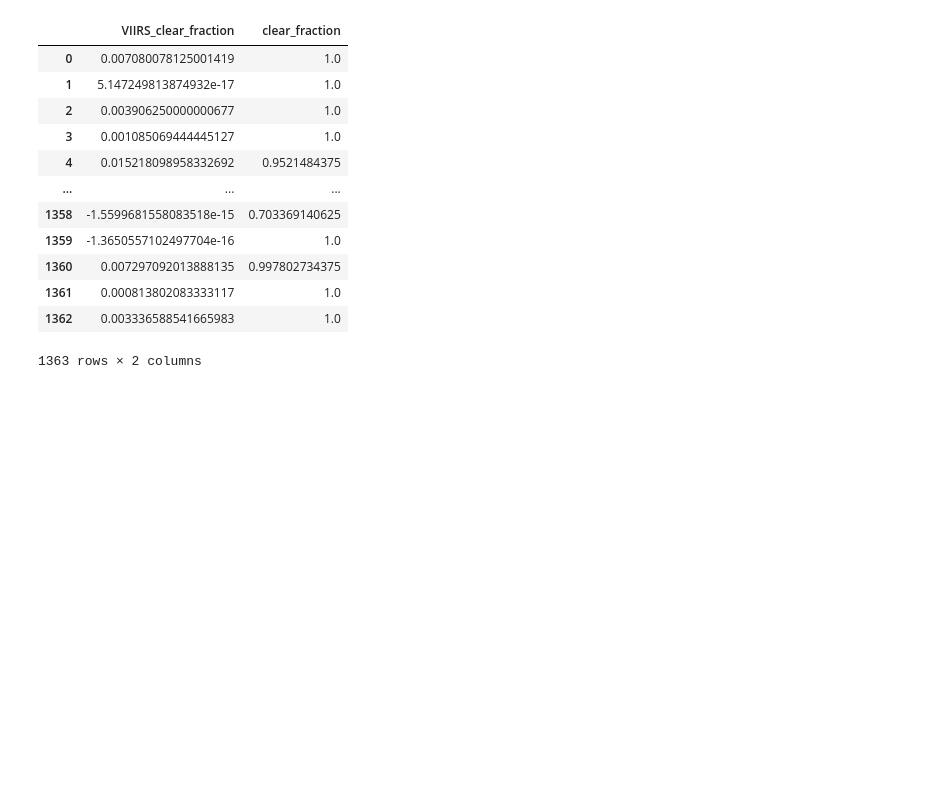
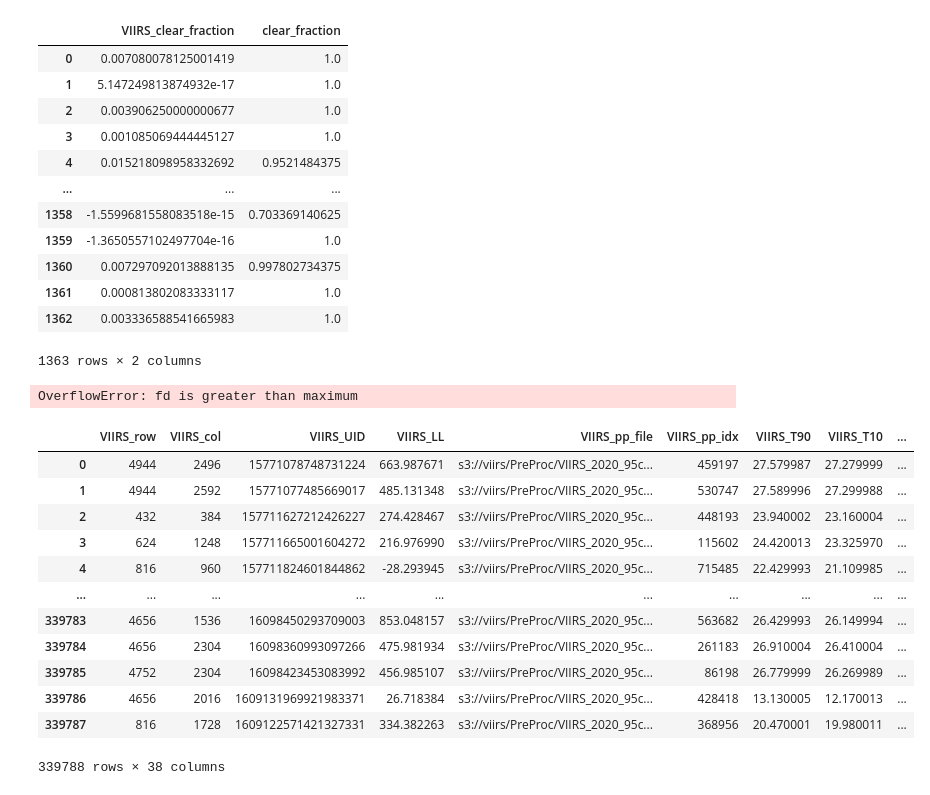
Before and after one commit to AI-for-Ocean-Science/ulmo, a Jupyter notebook: ulmo/sst_l3s/examining_extraction_tbls.ipynb, the cells around one changed output. Cells and saved outputs as stored; diff of their text form; code cells hidden in the pictures; blank space fills up the shorter version.

```diff
--- a/ulmo/sst_l3s/examining_extraction_tbls.ipynb
+++ b/ulmo/sst_l3s/examining_extraction_tbls.ipynb
@@ -574,3 +574,51 @@ df[['VIIRS_clear_fraction', 'clear_fraction']]
 | 1361 | 0.000813802083333117 | 1.0 |
 | 1362 | 0.003336588541665983 | 1.0 |
 1363 rows × 2 columns
+# %%
+# 2019
+import ulmo
+from ulmo.analysis import evaluate as ulmo_evaluate
+import datetime
+from ulmo import io as ulmo_io
+from ulmo.utils import catalog as cat_utils
+import os
+def check_files():
+    l3s_table = pandas.read_parquet('/Users/rachelstumpf/SST_L3S_VIIRS.parquet')
+    files_2019 = l3s_table[l3s_table['VIIRS_datetime'].dt.year == 2019]['VIIRS_UID']
+
+    for file in files_2019:
+        # Check if the file exists
+        if os.path.exists(file):
+            # Read the file
+            with open(file, 'r'):
+                data = ulmo.io.load_nc(file)
+
+                # Check if the file has data
+                has_data = False
+                if data:
+                    has_data = True
+
+                print(f"File: {file}\nHas Data: {has_data}\n")
+        else:
+            print(f"File does not exist: {file}\n")
+
+check_files()
+# %% [output]
+OverflowError: fd is greater than maximum
+# %%
+l3s_2020 = pandas.read_parquet('/Users/rachelstumpf/SST_L3S_VIIRS_2020.parquet')
+l3s_2020
+# %% [output]
+|  | VIIRS_row | VIIRS_col | VIIRS_UID | VIIRS_LL | VIIRS_pp_file | VIIRS_pp_idx | VIIRS_T90 | VIIRS_T10 | ... |
+| 0 | 4944 | 2496 | 15771078748731224 | 663.987671 | s3://viirs/PreProc/VIIRS_2020_95c... | 459197 | 27.579987 | 27.279999 | ... |
+| 1 | 4944 | 2592 | 15771077485669017 | 485.131348 | s3://viirs/PreProc/VIIRS_2020_95c... | 530747 | 27.589996 | 27.299988 | ... |
+| 2 | 432 | 384 | 157711627212426227 | 274.428467 | s3://viirs/PreProc/VIIRS_2020_95c... | 448193 | 23.940002 | 23.160004 | ... |
+| 3 | 624 | 1248 | 157711665001604272 | 216.976990 | s3://viirs/PreProc/VIIRS_2020_95c... | 115602 | 24.420013 | 23.325970 | ... |
+| 4 | 816 | 960 | 157711824601844862 | -28.293945 | s3://viirs/PreProc/VIIRS_2020_95c... | 715485 | 22.429993 | 21.109985 | ... |
+| ... | ... | ... | ... | ... | ... | ... | ... | ... | ... |
+| 339783 | 4656 | 1536 | 16098450293709003 | 853.048157 | s3://viirs/PreProc/VIIRS_2020_95c... | 563682 | 26.429993 | 26.149994 | ... |
+| 339784 | 4656 | 2304 | 16098360993097266 | 475.981934 | s3://viirs/PreProc/VIIRS_2020_95c... | 261183 | 26.910004 | 26.410004 | ... |
+| 339785 | 4752 | 2304 | 16098423453083992 | 456.985107 | s3://viirs/PreProc/VIIRS_2020_95c... | 86198 | 26.779999 | 26.269989 | ... |
+| 339786 | 4656 | 2016 | 1609131969921983371 | 26.718384 | s3://viirs/PreProc/VIIRS_2020_95c... | 428418 | 13.130005 | 12.170013 | ... |
+| 339787 | 816 | 1728 | 1609122571421327331 | 334.382263 | s3://viirs/PreProc/VIIRS_2020_95c... | 368956 | 20.470001 | 19.980011 | ... |
+339788 rows × 38 columns
```
Also changed, not shown: parts of 7 cells of this notebook.
